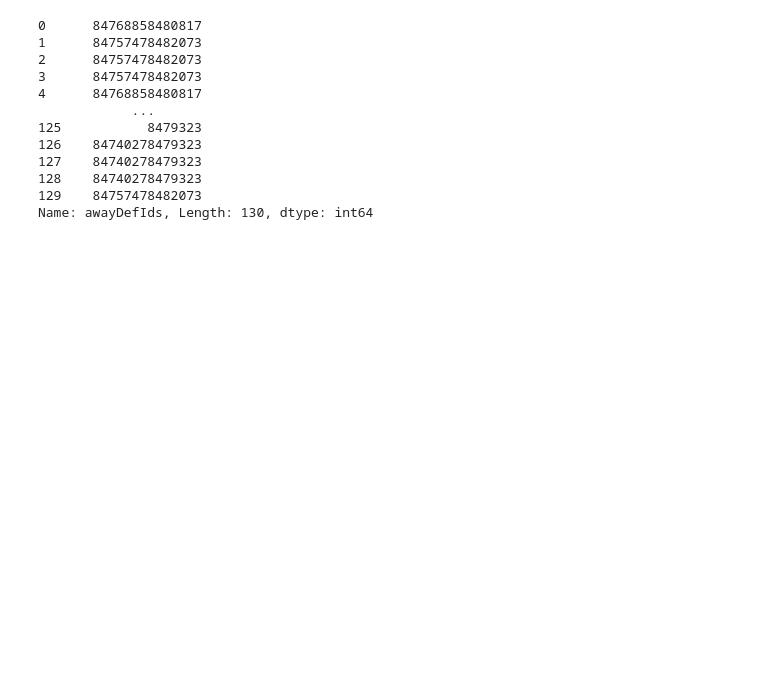
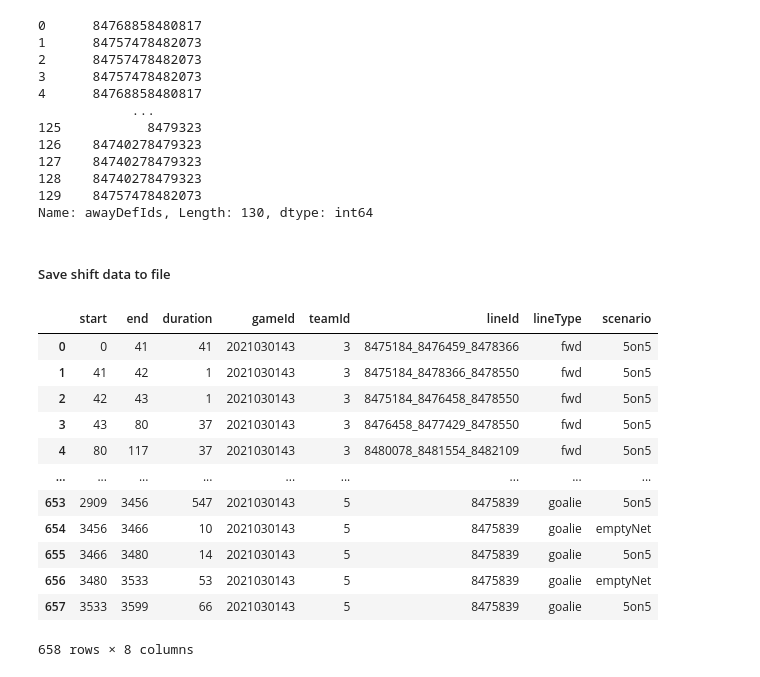
Before and after one commit to shawzy2/nhl_dashboard, a Jupyter notebook: notebook/events_miner.ipynb, the cells around one changed output. Cells and saved outputs as stored; diff of their text form; code cells hidden in the pictures; blank space fills up the shorter version.

```diff
--- a/notebook/events_miner.ipynb
+++ b/notebook/events_miner.ipynb
@@ -665,3 +731,21 @@ df_t['awayDefIds']
 128    84740278479323
 129    84757478482073
 Name: awayDefIds, Length: 130, dtype: int64
+# %% [markdown]
+##### Save shift data to file
+# %%
+df_shifts
+# %% [output]
+|  | start | end | duration | gameId | teamId | lineId | lineType | scenario |
+| 0 | 0 | 41 | 41 | 2021030143 | 3 | 8475184_8476459_8478366 | fwd | 5on5 |
+| 1 | 41 | 42 | 1 | 2021030143 | 3 | 8475184_8478366_8478550 | fwd | 5on5 |
+| 2 | 42 | 43 | 1 | 2021030143 | 3 | 8475184_8476458_8478550 | fwd | 5on5 |
+| 3 | 43 | 80 | 37 | 2021030143 | 3 | 8476458_8477429_8478550 | fwd | 5on5 |
+| 4 | 80 | 117 | 37 | 2021030143 | 3 | 8480078_8481554_8482109 | fwd | 5on5 |
+| ... | ... | ... | ... | ... | ... | ... | ... | ... |
+| 653 | 2909 | 3456 | 547 | 2021030143 | 5 | 8475839 | goalie | 5on5 |
+| 654 | 3456 | 3466 | 10 | 2021030143 | 5 | 8475839 | goalie | emptyNet |
+| 655 | 3466 | 3480 | 14 | 2021030143 | 5 | 8475839 | goalie | 5on5 |
+| 656 | 3480 | 3533 | 53 | 2021030143 | 5 | 8475839 | goalie | emptyNet |
+| 657 | 3533 | 3599 | 66 | 2021030143 | 5 | 8475839 | goalie | 5on5 |
+658 rows × 8 columns
```
Also changed, not shown: parts of 18 cells of this notebook, 23 other files.
